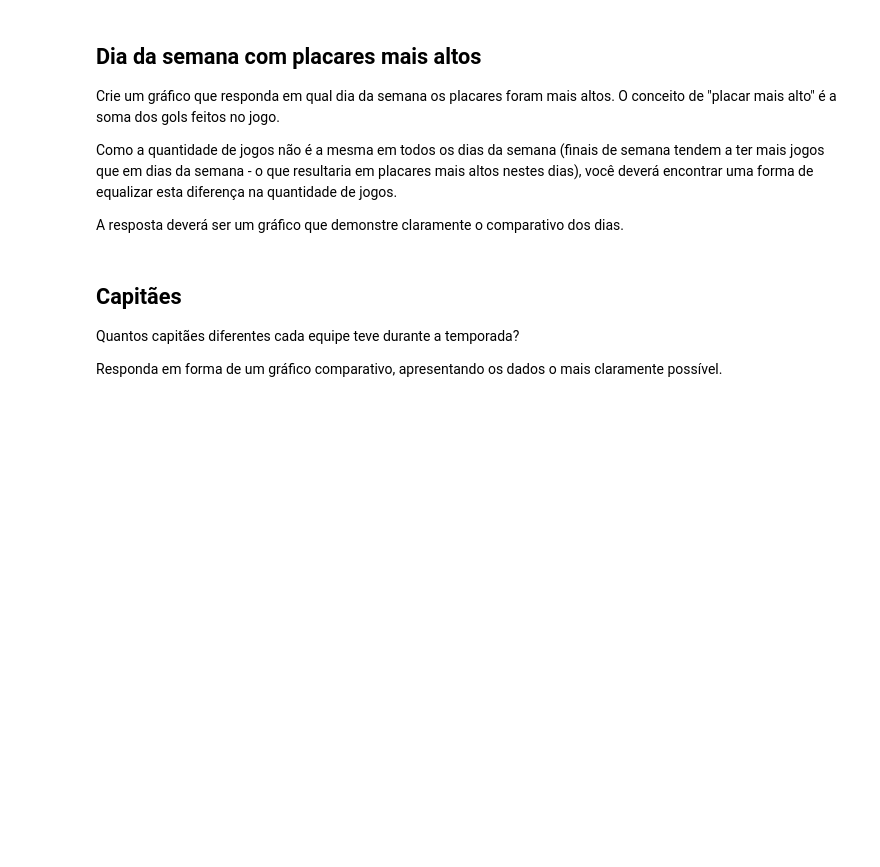
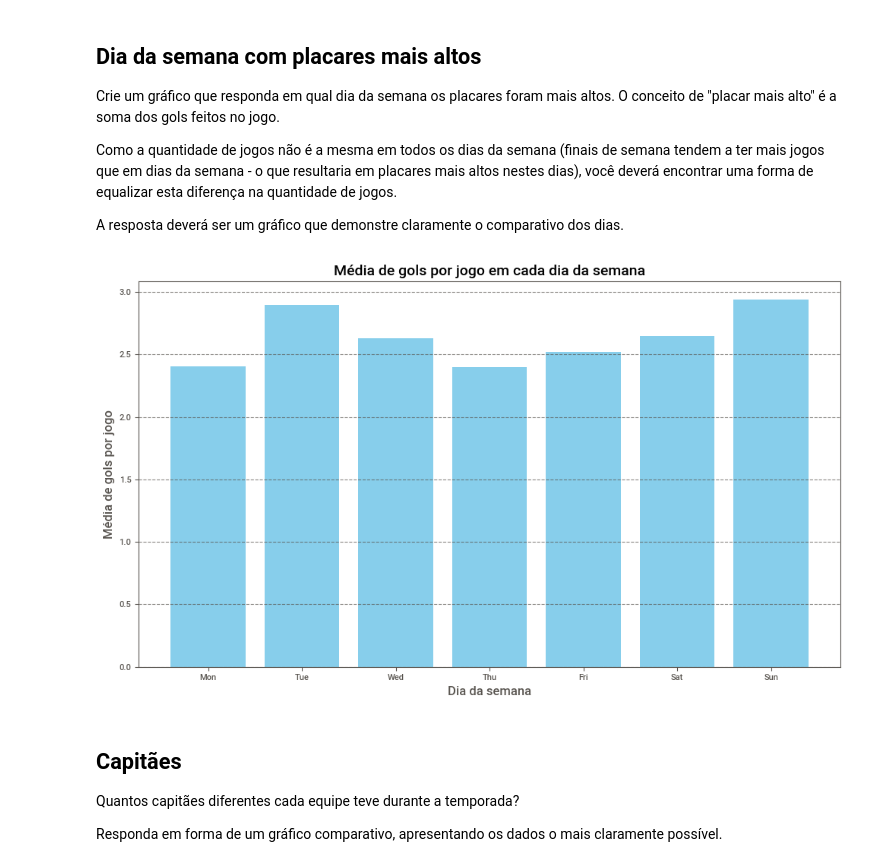
Before and after one commit to kamilaklein/Gerenciador, a Jupyter notebook: Prova_Data_Science_N1_Kamila_Klein.ipynb, the cells around one changed output. Cells and saved outputs as stored; diff of their text form; code cells hidden in the pictures; blank space fills up the shorter version.

```diff
--- a/Prova_Data_Science_N1_Kamila_Klein.ipynb
+++ b/Prova_Data_Science_N1_Kamila_Klein.ipynb
@@ -39,0 +50,24 @@ Carregue o arquivo de dados no notebook e exiba as características básicas do
+# %%
+import pandas as pd
+
+file_path = '/content/matches.csv'
+df = pd.read_csv(file_path)
+
+# Verificar todas as colunas do dataset para garantir que 'captain' esteja presente
+print("Colunas disponíveis no dataset:")
+print(df.columns)
+
+dataset_shape = df.shape
+print("\nDimensões do Dataset:", dataset_shape)
+
+data_types = df.dtypes
+print("\nTipos de dados de cada coluna:")
+print(data_types)
+
+missing_data = df.isnull().sum()
+print("\nDados ausentes em cada coluna:")
+print(missing_data)
+
+statistics_summary = df.describe()
+print("\nResumo estatístico:")
+print(statistics_summary)
@@ -50,3 +100,24 @@ A resposta deverá ser um gráfico que demonstre claramente o comparativo dos di
+# %%
+import matplotlib.pyplot as plt
+
+df['total_goals'] = df['gf'] + df['ga']
+
+avg_goals_per_day = df.groupby('day')['total_goals'].mean()
+
+ordered_days = ['Mon', 'Tue', 'Wed', 'Thu', 'Fri', 'Sat', 'Sun']
+avg_goals_per_day = avg_goals_per_day.reindex(ordered_days)
+
+plt.figure(figsize=(10, 6))
+plt.bar(avg_goals_per_day.index, avg_goals_per_day.values, color='skyblue')
+plt.title('Média de gols por jogo em cada dia da semana', fontsize=14)
+plt.xlabel('Dia da semana', fontsize=12)
+plt.ylabel('Média de gols por jogo', fontsize=12)
+plt.grid(axis='y', linestyle='--', alpha=0.7)
+plt.tight_layout()
+
+plt.show()
+# %% [output]
+[figure, added]
 # %% [markdown]
 ## Capitães
 
```
Also changed, not shown: parts of 17 cells of this notebook.
